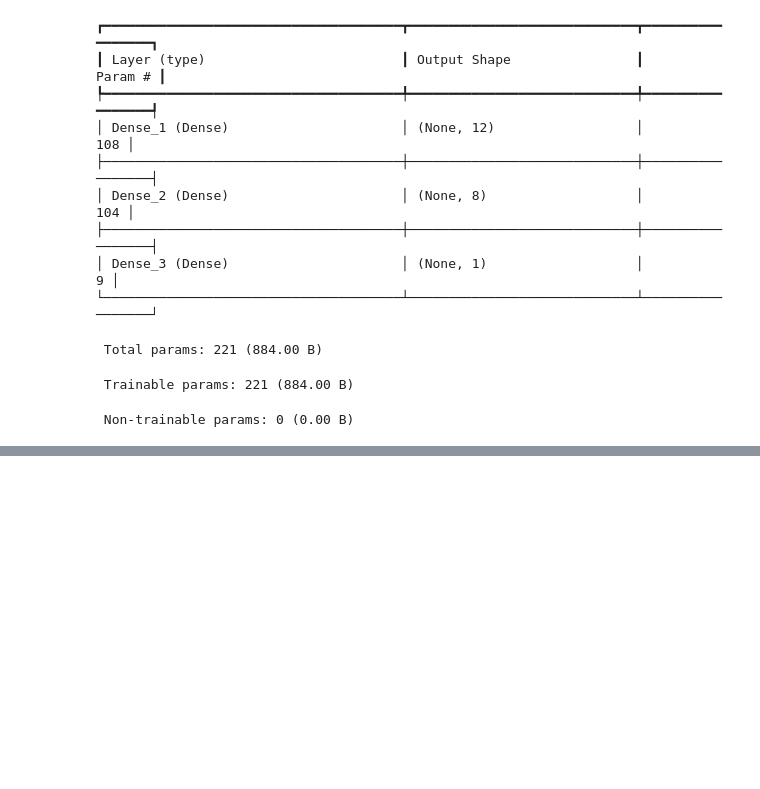
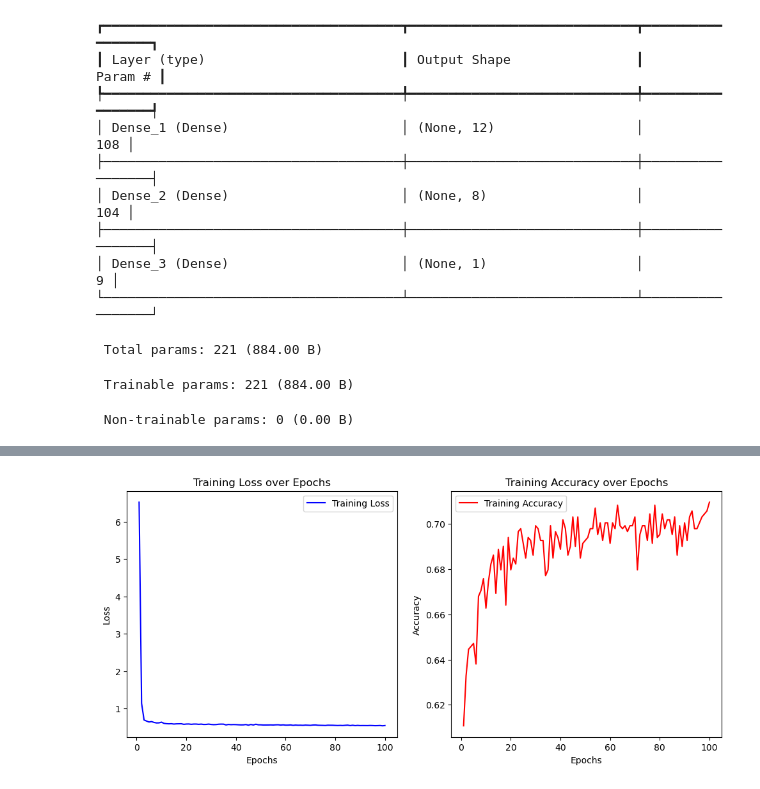
Before and after one commit to lth0813/SeSAC-LECTURE, a Jupyter notebook: 강의 교안/250227/002 데이터 다루기.ipynb, the cells around one changed output, grey strips where cells are left out. Cells and saved outputs as stored; diff of their text form; code cells hidden in the pictures; blank space fills up the shorter version.

```diff
--- a/강의 교안/250227/002 데이터 다루기.ipynb
+++ b/강의 교안/250227/002 데이터 다루기.ipynb
@@ -161,0 +162,31 @@ print("\n Accuracy: %.4f" % (model.evaluate(X, y)[1]))
+# %%
+import matplotlib.pyplot as plt
+
+# 학습 과정에서 저장된 손실과 정확도 정보 가져오기
+loss = history.history['loss']
+accuracy = history.history['accuracy']
+
+epochs = range(1, len(loss) + 1)  # 에포크 수만큼 x축 생성
+
+# 그래프 그리기
+plt.figure(figsize=(12, 5))
+
+# Loss 그래프
+plt.subplot(1, 2, 1)
+plt.plot(epochs, loss, 'b-', label='Training Loss')
+plt.xlabel('Epochs')
+plt.ylabel('Loss')
+plt.title('Training Loss over Epochs')
+plt.legend()
+
+# Accuracy 그래프
+plt.subplot(1, 2, 2)
+plt.plot(epochs, accuracy, 'r-', label='Training Accuracy')
+plt.xlabel('Epochs')
+plt.ylabel('Accuracy')
+plt.title('Training Accuracy over Epochs')
+plt.legend()
+
+plt.show()
+# %% [output]
+[figure, added]
```
Also changed, not shown: parts of 3 cells of this notebook, 14 other files.
